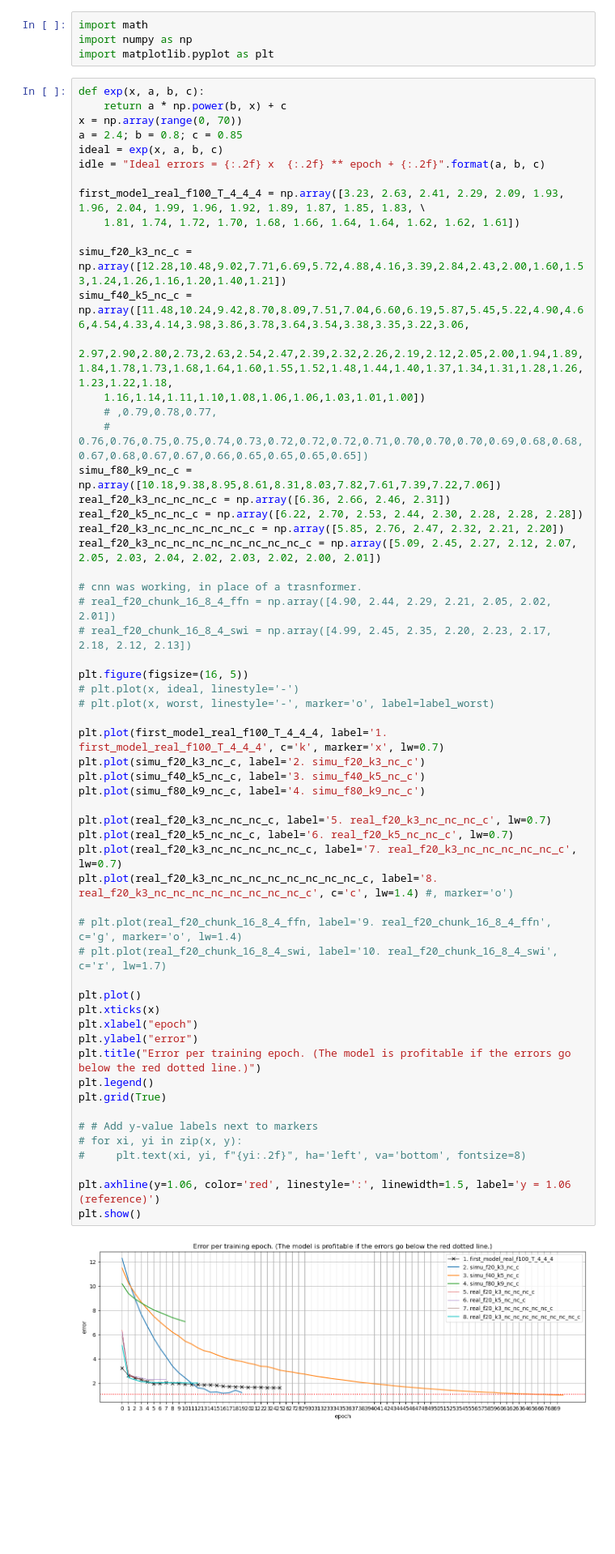
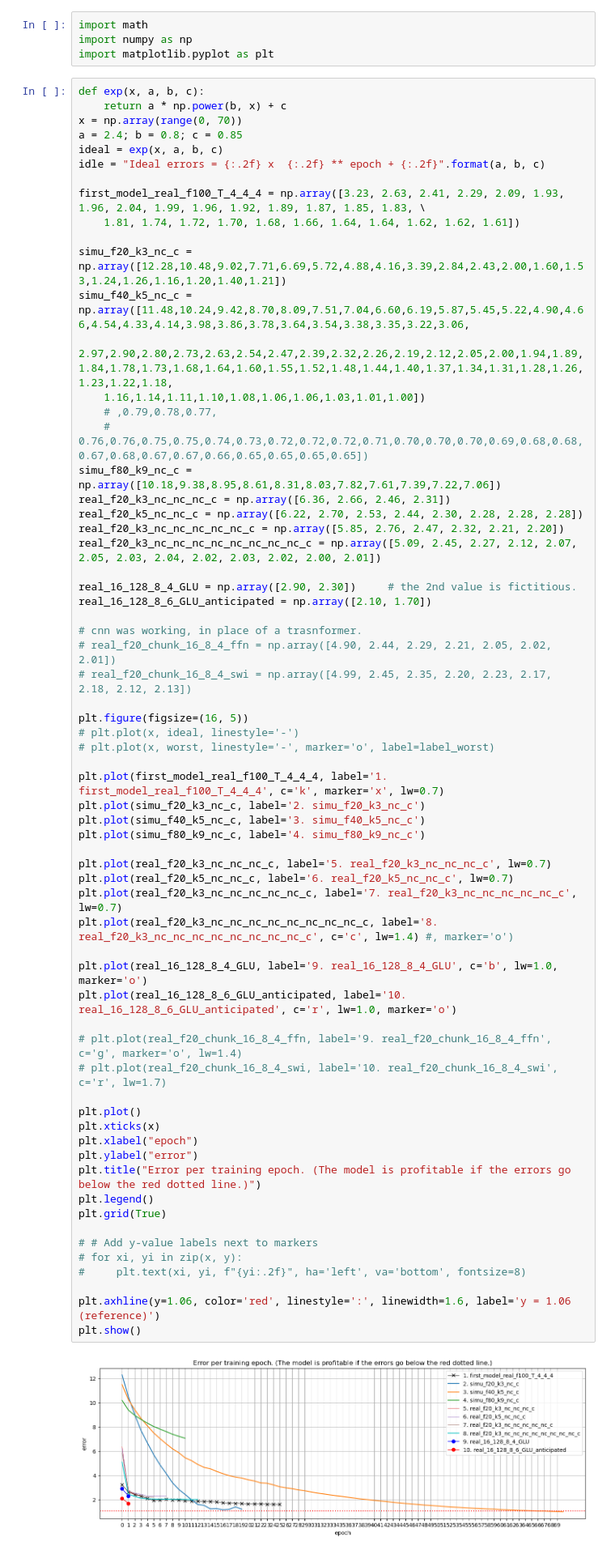
Before and after one commit to MachineLearningMike/Zeus2026, a Jupyter notebook: research/test01.ipynb, the cells around one changed output. Shown: that part at 81% size. Cells and saved outputs as stored; diff of their text form; blank space fills up the shorter version.

```diff
--- a/research/test01.ipynb
+++ b/research/test01.ipynb
@@ -36,6 +65,9 @@ real_f20_k5_nc_nc_c = np.array([6.22, 2.70, 2.53, 2.44, 2.30, 2.28, 2.28, 2.28])
 real_f20_k3_nc_nc_nc_nc_nc_c = np.array([5.85, 2.76, 2.47, 2.32, 2.21, 2.20])
 real_f20_k3_nc_nc_nc_nc_nc_nc_nc_nc_c = np.array([5.09, 2.45, 2.27, 2.12, 2.07, 2.05, 2.03, 2.04, 2.02, 2.03, 2.02, 2.00, 2.01])
 
+real_16_128_8_4_GLU = np.array([2.90, 2.30])     # the 2nd value is fictitious.
+real_16_128_8_6_GLU_anticipated = np.array([2.10, 1.70])
+
 # cnn was working, in place of a trasnformer.
 # real_f20_chunk_16_8_4_ffn = np.array([4.90, 2.44, 2.29, 2.21, 2.05, 2.02, 2.01])
 # real_f20_chunk_16_8_4_swi = np.array([4.99, 2.45, 2.35, 2.20, 2.23, 2.17, 2.18, 2.12, 2.13])
@@ -44,35 +76,38 @@ plt.figure(figsize=(16, 5))
 # plt.plot(x, ideal, linestyle='-')
 # plt.plot(x, worst, linestyle='-', marker='o', label=label_worst)
 
 plt.plot(first_model_real_f100_T_4_4_4, label='1. first_model_real_f100_T_4_4_4', c='k', marker='x', lw=0.7)
 plt.plot(simu_f20_k3_nc_c, label='2. simu_f20_k3_nc_c')
 plt.plot(simu_f40_k5_nc_c, label='3. simu_f40_k5_nc_c')
 plt.plot(simu_f80_k9_nc_c, label='4. simu_f80_k9_nc_c')
 
 plt.plot(real_f20_k3_nc_nc_nc_c, label='5. real_f20_k3_nc_nc_nc_c', lw=0.7)
 plt.plot(real_f20_k5_nc_nc_c, label='6. real_f20_k5_nc_nc_c', lw=0.7)
 plt.plot(real_f20_k3_nc_nc_nc_nc_nc_c, label='7. real_f20_k3_nc_nc_nc_nc_nc_c', lw=0.7)
 plt.plot(real_f20_k3_nc_nc_nc_nc_nc_nc_nc_nc_c, label='8. real_f20_k3_nc_nc_nc_nc_nc_nc_nc_nc_c', c='c', lw=1.4) #, marker='o')
 
+plt.plot(real_16_128_8_4_GLU, label='9. real_16_128_8_4_GLU', c='b', lw=1.0, marker='o')
+plt.plot(real_16_128_8_6_GLU_anticipated, label='10. real_16_128_8_6_GLU_anticipated', c='r', lw=1.0, marker='o')
+
 # plt.plot(real_f20_chunk_16_8_4_ffn, label='9. real_f20_chunk_16_8_4_ffn', c='g', marker='o', lw=1.4)
 # plt.plot(real_f20_chunk_16_8_4_swi, label='10. real_f20_chunk_16_8_4_swi', c='r', lw=1.7)
 
 plt.plot()
 plt.xticks(x)
 plt.xlabel("epoch")
 plt.ylabel("error")
 plt.title("Error per training epoch. (The model is profitable if the errors go below the red dotted line.)")
 plt.legend()
 plt.grid(True)
 
 # # Add y-value labels next to markers
 # for xi, yi in zip(x, y):
 #     plt.text(xi, yi, f"{yi:.2f}", ha='left', va='bottom', fontsize=8)
 
-plt.axhline(y=1.06, color='red', linestyle=':', linewidth=1.5, label='y = 1.06 (reference)')
+plt.axhline(y=1.06, color='red', linestyle=':', linewidth=1.6, label='y = 1.06 (reference)')
 plt.show()
 # %% [output]
-[figure, old version]
+[figure, new version]
 # %%
 import torch
 print(torch.version.cuda)   # should print something like '12.1' or '11.8'
```
Also changed, not shown: parts of 2 cells of this notebook, 3 other files.
